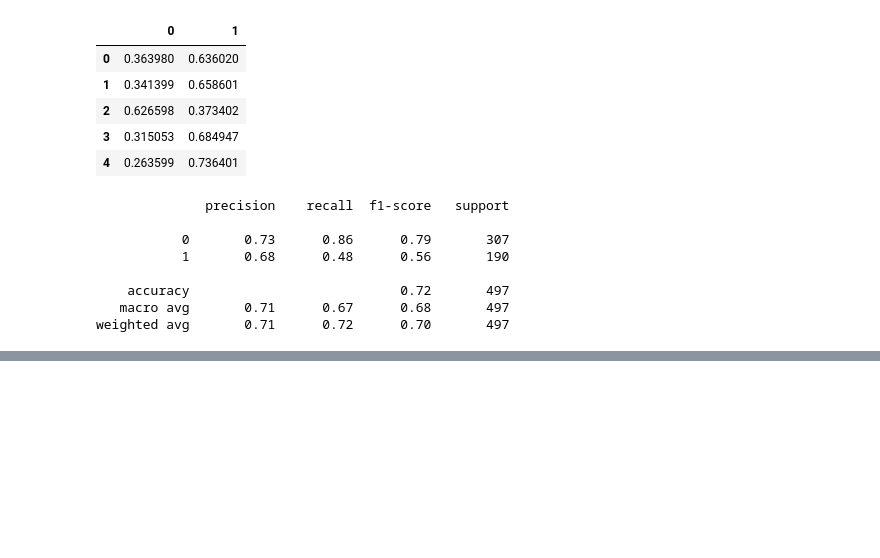
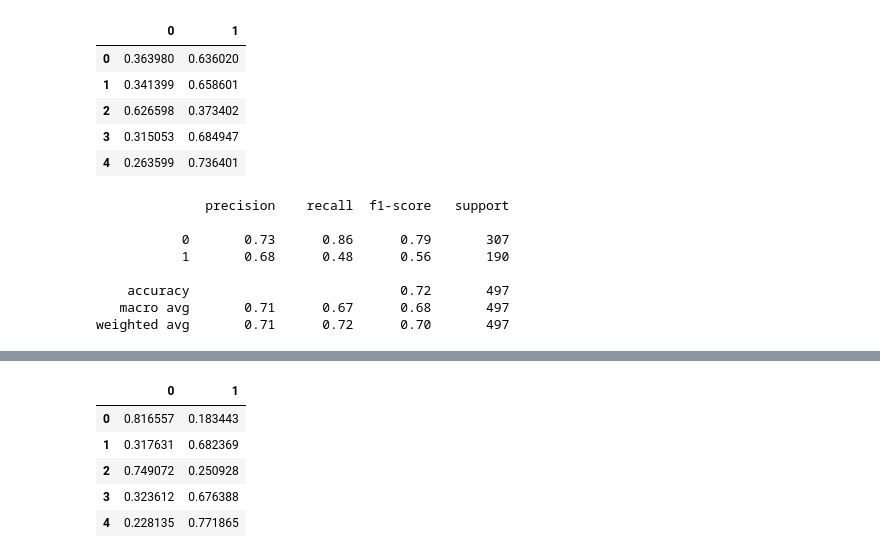
Before and after one commit to Joshua-C-Bryant/classification-exercises, a Jupyter notebook: model.ipynb, the cells around one changed output, grey strips where cells are left out. Cells and saved outputs as stored; diff of their text form; code cells hidden in the pictures; blank space fills up the shorter version.

```diff
--- a/model.ipynb
+++ b/model.ipynb
@@ -813,0 +914,21 @@ weighted avg       0.71      0.72      0.70       497
+# %%
+x_cols = ['age','alone','sex']
+y_col = ['survived']
+
+X_train, y_train = train[x_cols], train[y_col]
+X_validate, y_validate = validate[x_cols], validate[y_col]
+X_test, y_test = test[x_cols], test[y_col]
+# %%
+logit = LogisticRegression(C=1, random_state=123)
+logit.fit(X_train, y_train)
+y_pred = logit.predict(X_train)
+y_pred_proba = logit.predict_proba(X_train)
+y_pred_proba = pd.DataFrame(y_pred_proba)
+y_pred_proba.head()
+# %% [output]
+|  | 0 | 1 |
+| 0 | 0.816557 | 0.183443 |
+| 1 | 0.317631 | 0.682369 |
+| 2 | 0.749072 | 0.250928 |
+| 3 | 0.323612 | 0.676388 |
+| 4 | 0.228135 | 0.771865 |
```
Also changed, not shown: parts of 23 cells of this notebook.
